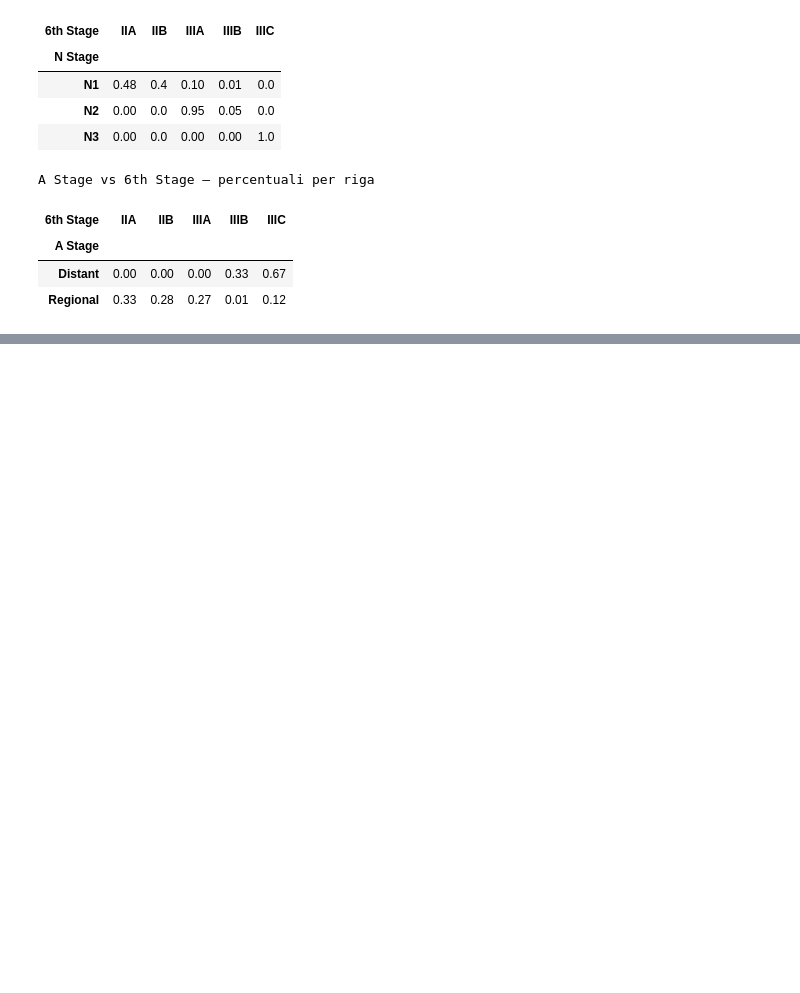
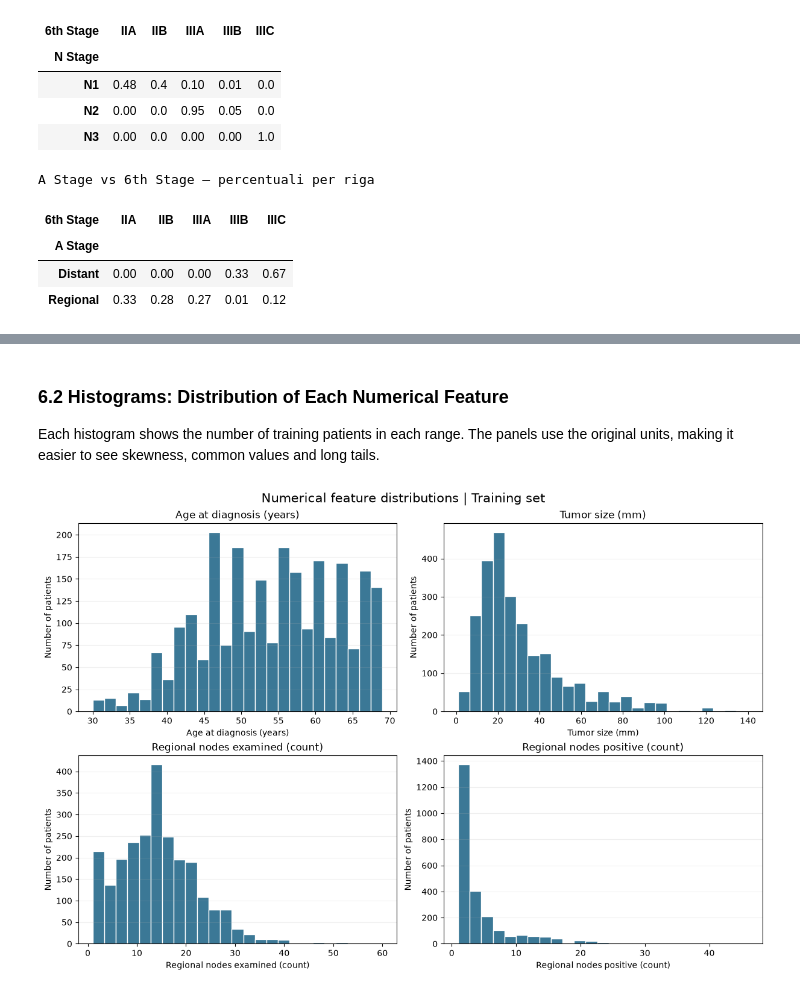
Before and after one commit to alicepelloni/progetto, a Jupyter notebook: breast_cancer.ipynb, the cells around one changed output, grey strips where cells are left out. Cells and saved outputs as stored; diff of their text form; code cells hidden in the pictures; blank space fills up the shorter version.

```diff
--- a/breast_cancer.ipynb
+++ b/breast_cancer.ipynb
@@ -238,0 +348,22 @@ A Stage vs 6th Stage — percentuali per riga
+# %% [markdown]
+### 6.2 Histograms: Distribution of Each Numerical Feature
+
+Each histogram shows the number of training patients in each range. The panels use the original units, making it easier to see skewness, common values and long tails.
+# %%
+NUM_LABELS = {
+    "Age": "Age at diagnosis (years)",
+    "Tumor Size": "Tumor size (mm)",
+    "Regional Node Examined": "Regional nodes examined (count)",
+    "Reginol Node Positive": "Regional nodes positive (count)",
+}
+fig, axes = plt.subplots(2, 2, figsize=(12, 8), layout="constrained")
+for ax, col in zip(axes.flat, EDA_NUM_COLS):
+    ax.hist(eda_train[col].dropna(), bins=25, color="#3b7896", edgecolor="white")
+    ax.set_title(NUM_LABELS[col])
+    ax.set_xlabel(NUM_LABELS[col])
+    ax.set_ylabel("Number of patients")
+    ax.grid(axis="y", alpha=0.2)
+fig.suptitle("Numerical feature distributions | Training set", fontsize=15)
+plt.show()
+# %% [output]
+[figure, added]
```
Also changed, not shown: parts of 35 cells of this notebook.
